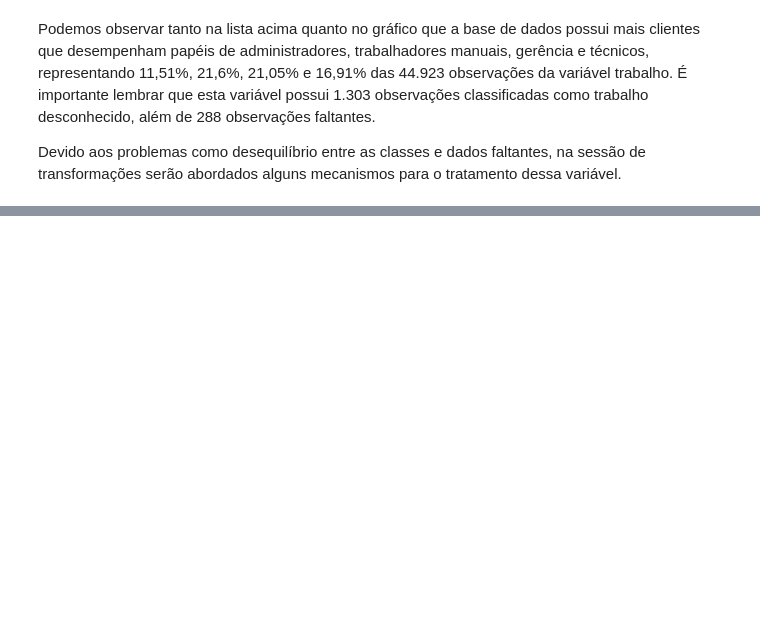
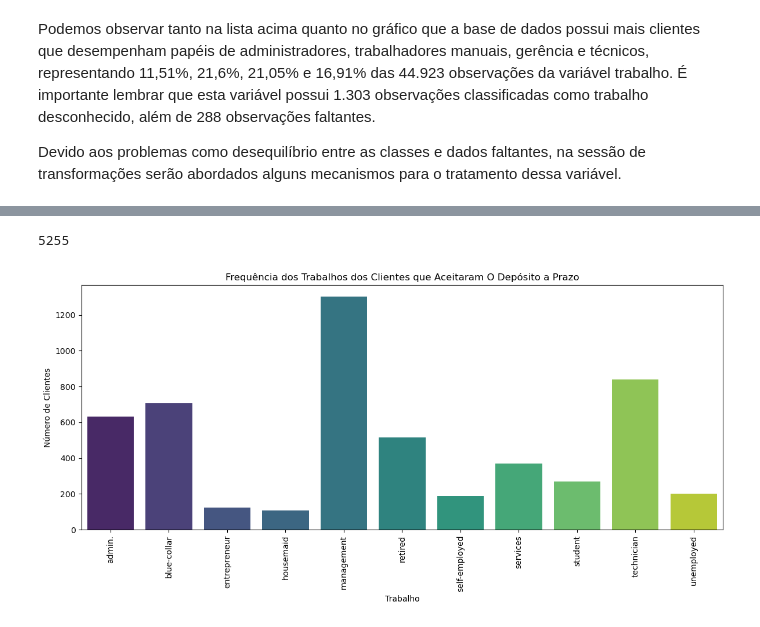
Before and after one commit to gabrieldadcarvalho/machine_learning, a Jupyter notebook: pjt_final/data_understanding.ipynb, the cells around one changed output, grey strips where cells are left out. Saved outputs shown, nothing was run; the diff lists cells and outputs as text; code cells hidden in the pictures; blank space fills up the shorter version.

```diff
--- a/pjt_final/data_understanding.ipynb
+++ b/pjt_final/data_understanding.ipynb
@@ -244,0 +260,4 @@ Devido aos problemas como desequilíbrio entre as classes e dados faltantes, na
+# %%
+job_yes_counts = X[y.values == 'yes']['job'].value_counts().sort_index()
+job_yes_percentages = job_yes_counts * 100 / job_yes_counts.sum()
+print(job_yes_percentages)
@@ -244,0 +278,14 @@ Devido aos problemas como desequilíbrio entre as classes e dados faltantes, na
+# %%
+sum(job_yes_counts.values)
+# %% [output]
+5255
+# %%
+plt.figure(figsize=(12,6))
+sns.barplot(x=job_yes_counts.index, y=job_yes_counts.values, palette='viridis')
+plt.title('Frequência dos Trabalhos dos Clientes que Aceitaram O Depósito a Prazo')
+plt.xlabel('Trabalho')
+plt.ylabel('Número de Clientes')
+plt.xticks(rotation=90)
+plt.tight_layout()
+# %% [output]
+[figure, added]
```
Also changed, not shown: parts of 11 cells of this notebook.
